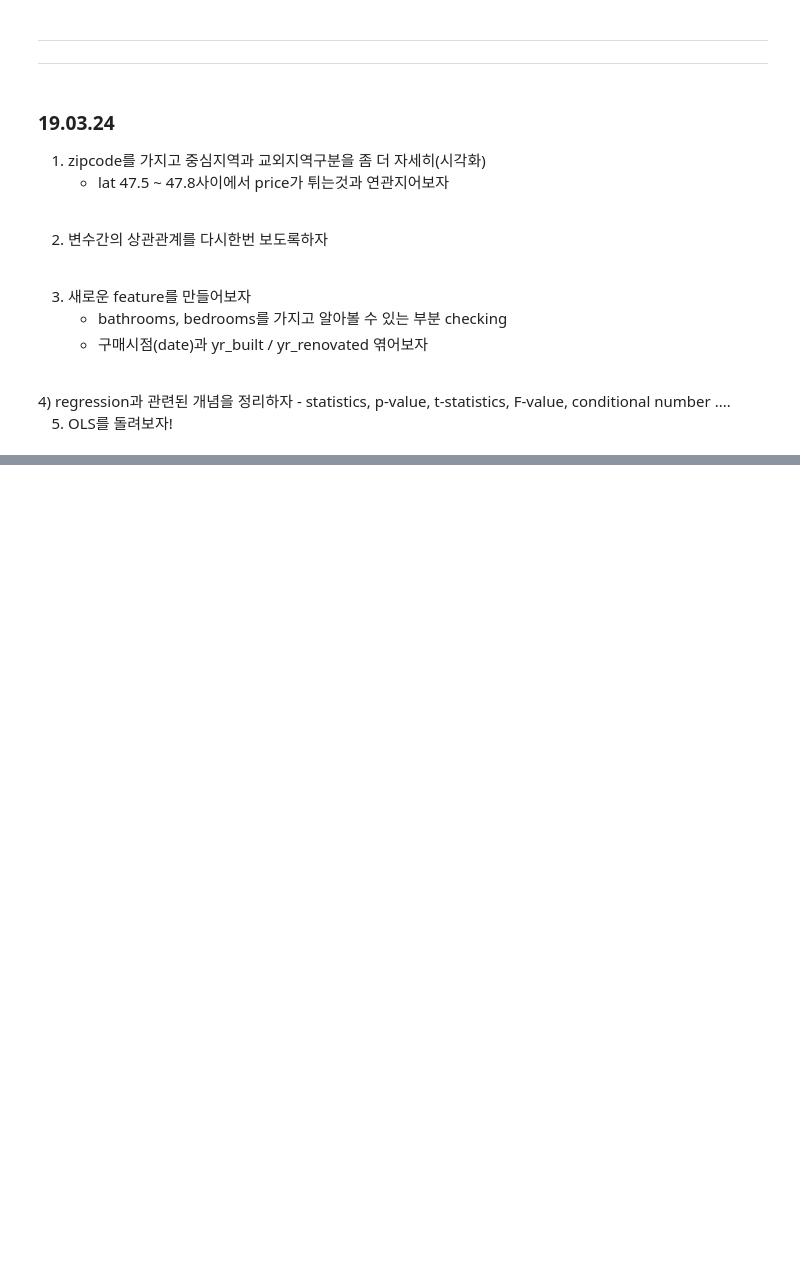
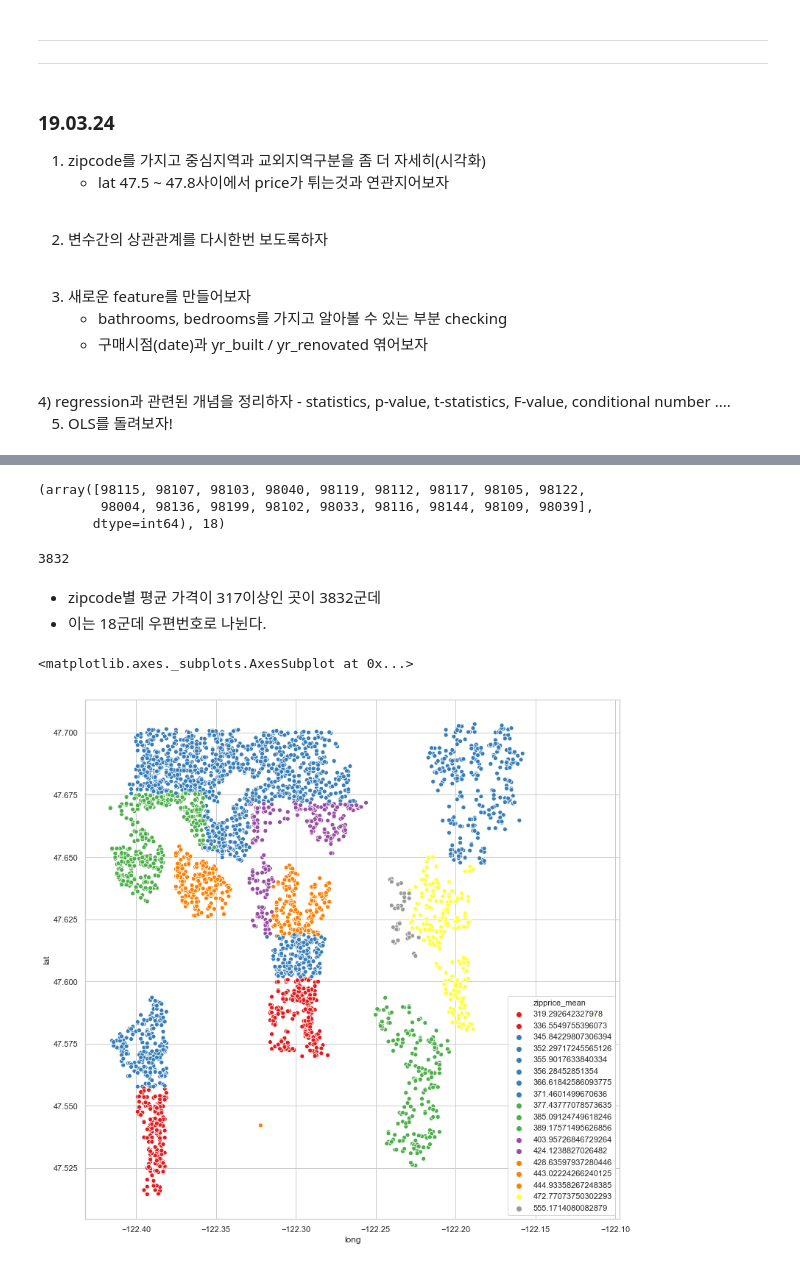
Before and after one commit to Junhojuno/everyday-kaggle, a Jupyter notebook: houseprice_prediction/code/Lets-EDA-it.ipynb, the cells around one changed output, grey strips where cells are left out. Saved outputs shown, nothing was run; the diff lists cells and outputs as text; code cells hidden in the pictures; blank space fills up the shorter version.

```diff
--- a/houseprice_prediction/code/Lets-EDA-it.ipynb
+++ b/houseprice_prediction/code/Lets-EDA-it.ipynb
@@ -779,0 +795,21 @@ df2[df2.zipprice_mean > 317.0].zipcode.unique(), df2[df2.zipprice_mean > 317.0].
+# %%
+df2[df2.zipprice_mean > 317.0].zipcode.unique(), df2[df2.zipprice_mean > 317.0].zipcode.nunique()
+# %% [output]
+(array([98115, 98107, 98103, 98040, 98119, 98112, 98117, 98105, 98122,
+        98004, 98136, 98199, 98102, 98033, 98116, 98144, 98109, 98039],
+       dtype=int64), 18)
+# %%
+sample = df2[df2.zipprice_mean > 317.0]
+sample.shape[0]
+# %% [output]
+3832
+# %% [markdown]
+- zipcode별 평균 가격이 317이상인 곳이 3832군데
+- 이는 18군데 우편번호로 나뉜다.
+# %%
+a = sample.loc[(sample.lat < 47.8) & (sample.lat > 47.5), :]
+plt.figure(figsize=(13,13))
+sns.scatterplot(data=a, x='long', y='lat', hue='zipprice_mean', legend='full', palette='Set1')
+# %% [output]
+<matplotlib.axes._subplots.AxesSubplot at 0x...>
+[figure, added]
```
Also changed, not shown: parts of 22 cells of this notebook.
